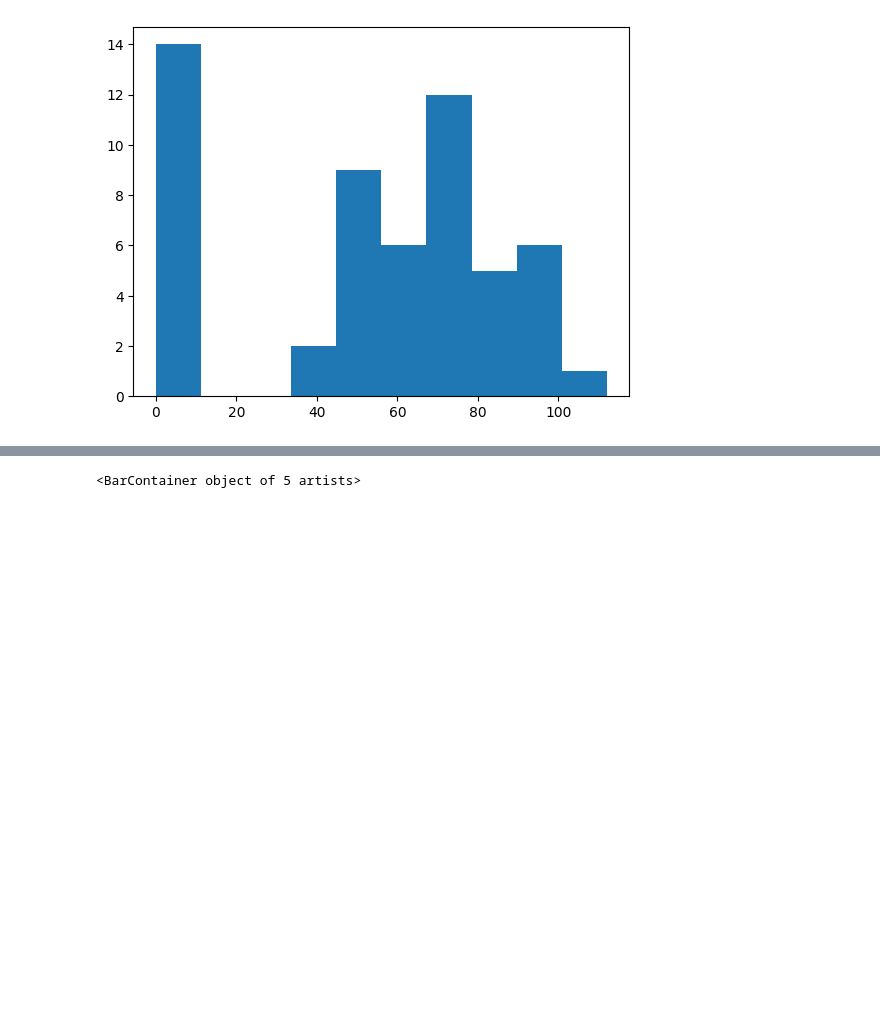
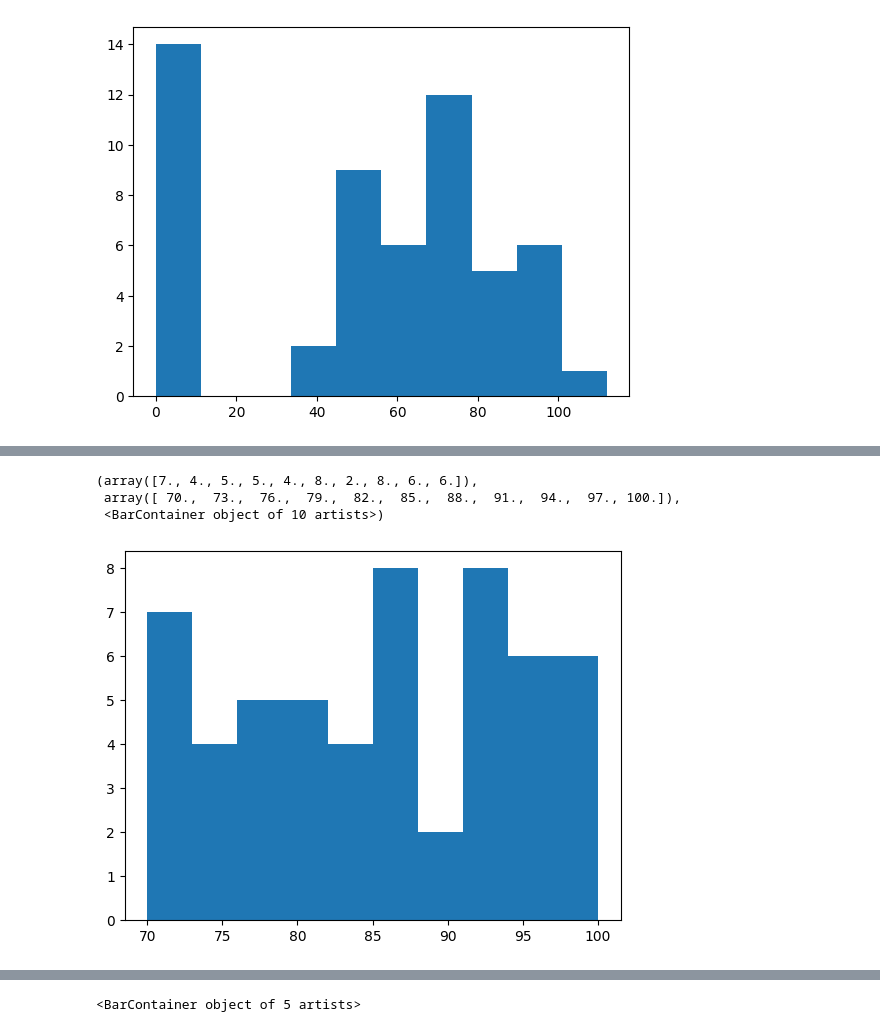
Before and after one commit to dardeejay/data-science-projects, a Jupyter notebook: DATA PLOTTING.ipynb, the cells around one changed output, grey strips where cells are left out. Saved outputs shown, nothing was run; the diff lists cells and outputs as text; code cells hidden in the pictures; blank space fills up the shorter version.

```diff
--- a/DATA PLOTTING.ipynb
+++ b/DATA PLOTTING.ipynb
@@ -80,0 +93,7 @@ plt.hist(df['weight'])
+# %%
+plt.hist(df['Science'])
+# %% [output]
+(array([7., 4., 5., 5., 4., 8., 2., 8., 6., 6.]),
+ array([ 70.,  73.,  76.,  79.,  82.,  85.,  88.,  91.,  94.,  97., 100.]),
+ <BarContainer object of 10 artists>)
+[figure, added]
```
Also changed, not shown: parts of 12 cells of this notebook.
